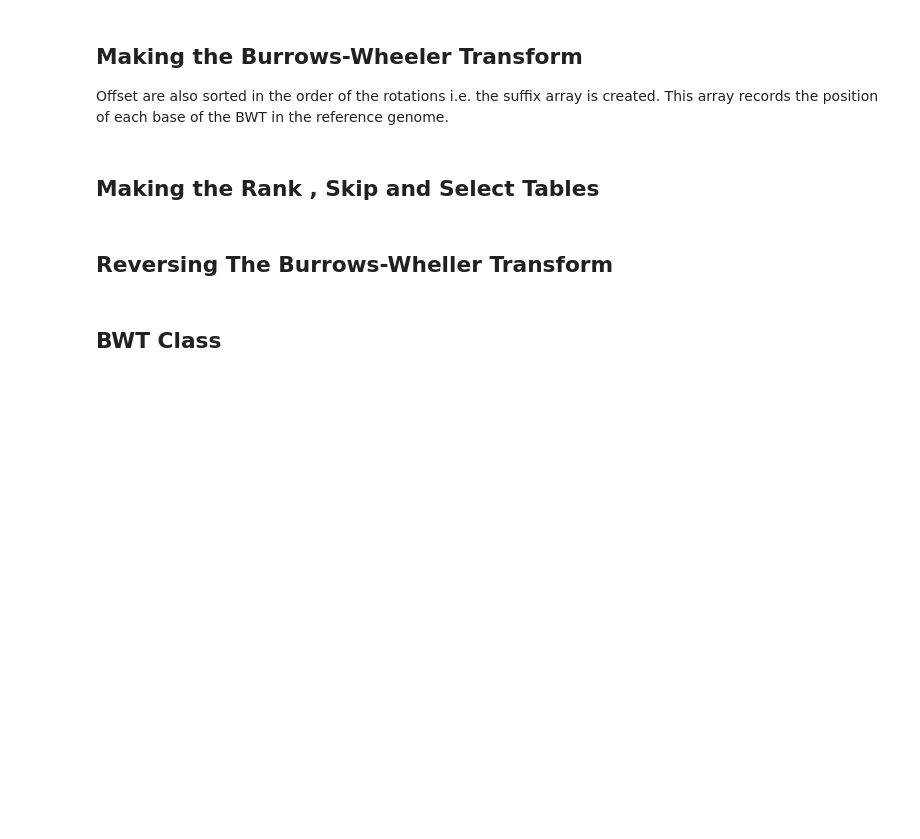
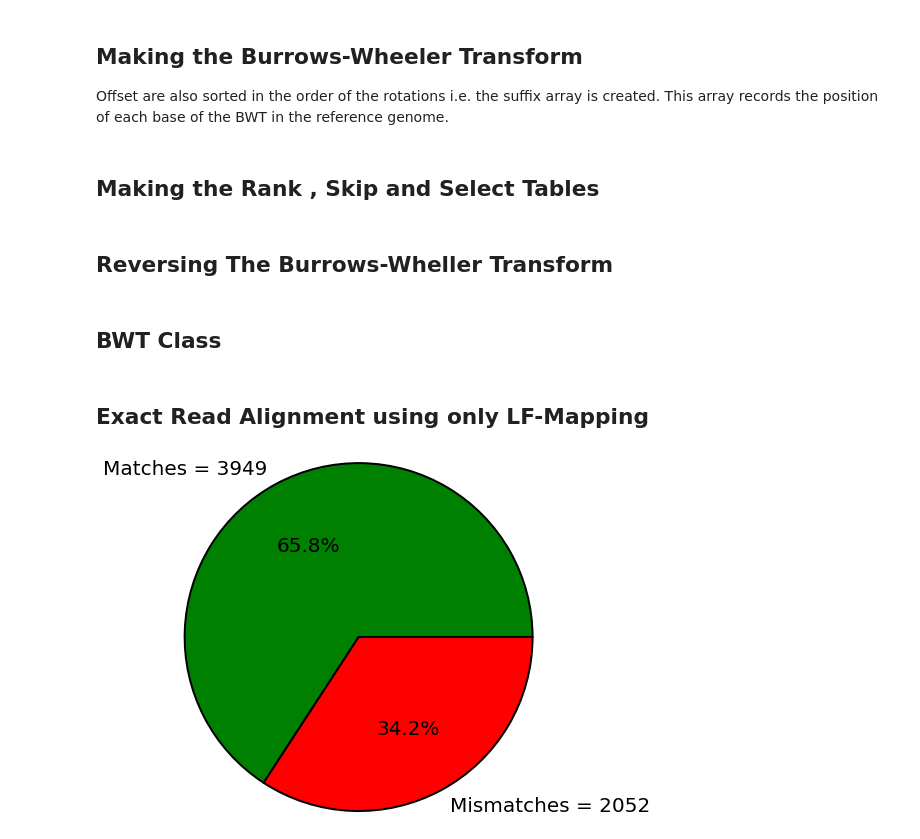
Before and after one commit to IndranilPaul99/Read_alignment, a Jupyter notebook: Bioinformatics_2022_CSE_C.ipynb, the cells around one changed output. Saved outputs shown, nothing was run; the diff lists cells and outputs as text; code cells hidden in the pictures; blank space fills up the shorter version.

```diff
--- a/Bioinformatics_2022_CSE_C.ipynb
+++ b/Bioinformatics_2022_CSE_C.ipynb
@@ -117,7 +123,7 @@ burrows_wheeler()
 ## Making the Rank , Skip and Select Tables
 # %%
 def generate_Rank_Select_Skip() :
-    bwt = open( "r_col" , "r" ).read()
+    bwt = open( "l" , "r" ).read()
     rank = { "$" : [] , "A" : [] , "C" : [] , "G" : [] , "T" : [] }
     temp_ranks = { "$" : -1 , "A" : -1 , "C" : -1 , "G" : -1 , "T" : -1 }
     skip = { "$" : 0 , "A" : 0 , "C" : 0 , "G" : 0 , "T" : 0 }
@@ -183,7 +189,7 @@ class Burrows_Wheelers :
     def __init__( self , file_name = "reference_genome" ) :
         self.genome = open( file_name , "r" ).read() + "$"
         self.length = len( self.genome )
-        self.l_col , self.r_col = self.create_BWT()
+        self.f , self.l = self.create_BWT()
         self.rank , self.skip , self.select = self.generate_Rank_Select_Skip()
 
     def __iter__( self ) :
@@ -194,7 +200,7 @@ class Burrows_Wheelers :
         if self.iterate_base < self.length :
             current_base = self.iterate_base
             self.iterate_base += 1
-            return self.r_col[ current_base ]
+            return self.l[ current_base ]
         else :
             raise StopIteration
 
@@ -216,7 +222,7 @@ class Burrows_Wheelers :
 
         for ch in [ "$" , "A" , "C" , "G" , "T" ] :
             temp = 0
-            for base in self.r_col :
+            for base in self.l :
                 rank[ch].append( temp )
                 if( base is ch ) :
                     temp += 1
@@ -226,7 +232,7 @@ class Burrows_Wheelers :
             skip[curr] = rank[prev][self.length] + skip[prev]
             prev = curr
         for i in range( self.length ) :
-            select[ self.r_col[i] ].append( i )
+            select[ self.l[i] ].append( i )
         return rank , skip , select
 
     def suffix( self , index = 0 ) :
@@ -236,7 +242,7 @@ class Burrows_Wheelers :
         sfx = ""
         offset = 0
         while index < self.length :
-            base = self.r_col[ offset ]
+            base = self.l[ offset ]
             sfx = base + sfx
             offset = self.skip[ base ] + self.rank[ base ][ offset ]
             index += 1
@@ -251,7 +257,4 @@ class Burrows_Wheelers :
             top = self.skip[ base ] + self.rank[ base ][ top ]
             bot = self.skip[ base ] + self.rank[ base ][ bot ]
             i -= 1
-        index = []
-        for x in range( top , bot ) :
-            index.append( self.offsets[x] )
-        return index
+        return [ self.offsets[x] for x in range( top , bot) ]
@@ -259,0 +261,27 @@ bwt = Burrows_Wheelers()
+# %% [markdown]
+## Exact Read Alignment using only LF-Mapping
+# %%
+import matplotlib.pyplot as plt
+
+def exact_Read_alignment() :
+    matches = 0
+    mismatches = 0
+    bwt = Burrows_Wheelers()
+    with open( "sample_reads" , "r" ) as f1 , open( "reads_indexes" , "r" ) as f2 :
+        for read in f1 :
+            offset = int(f2.readline())
+            result = bwt.match( read.strip("\n") )
+            if offset in result :
+                matches += 1
+            else :
+                mismatches += 1
+    return [ matches , mismatches ]
+
+values = exact_Read_alignment()
+mywedge = { "edgecolor" : "0" , "linewidth" : 2 , "linestyle" : "solid" , "antialiased" : True }
+mylabels = [ "Matches = " + str(values[0]) , "Mismatches = " + str(values[1]) ]
+mytext = {'fontsize': 20}
+plt.pie( values , labels = mylabels , colors = [ "green" , "red" ] , autopct="%1.1f%%" , wedgeprops = mywedge , radius = 2 , textprops = mytext )
+plt.show()
+# %% [output]
+[figure, added]
```
Also changed, not shown: parts of 6 cells of this notebook.
